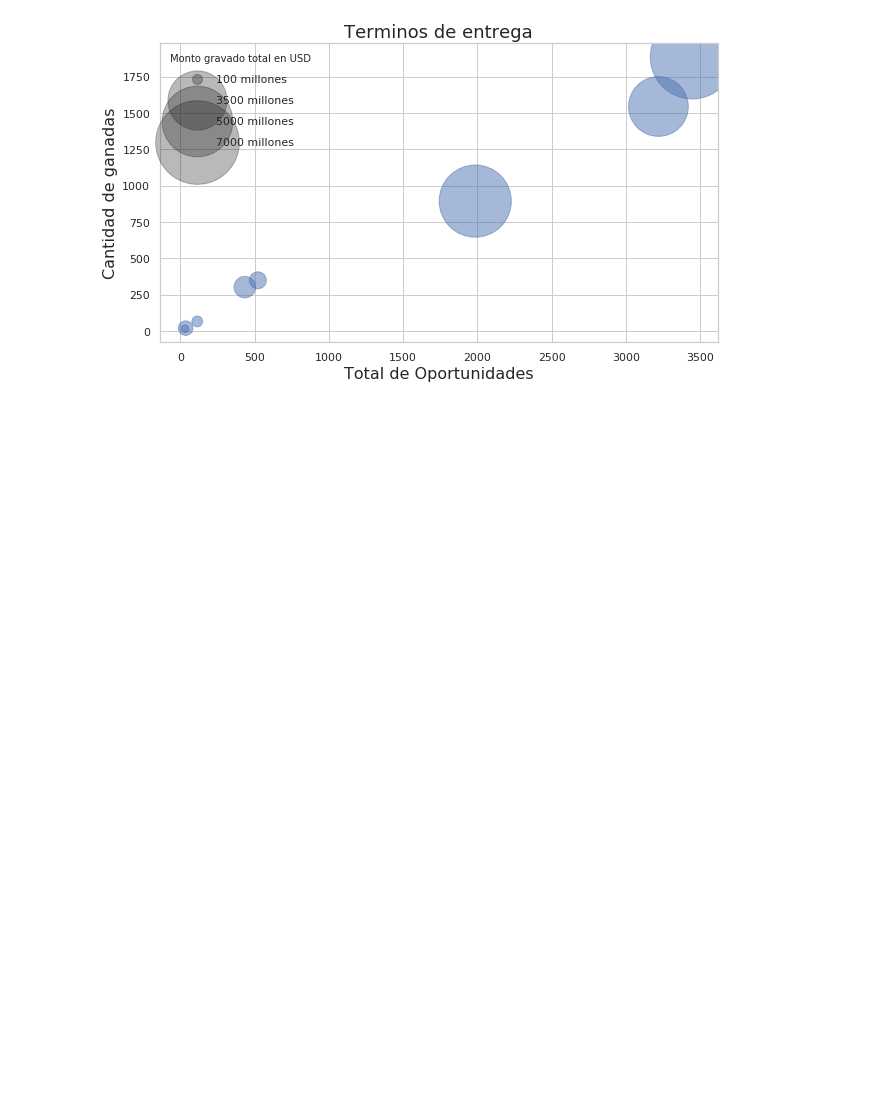
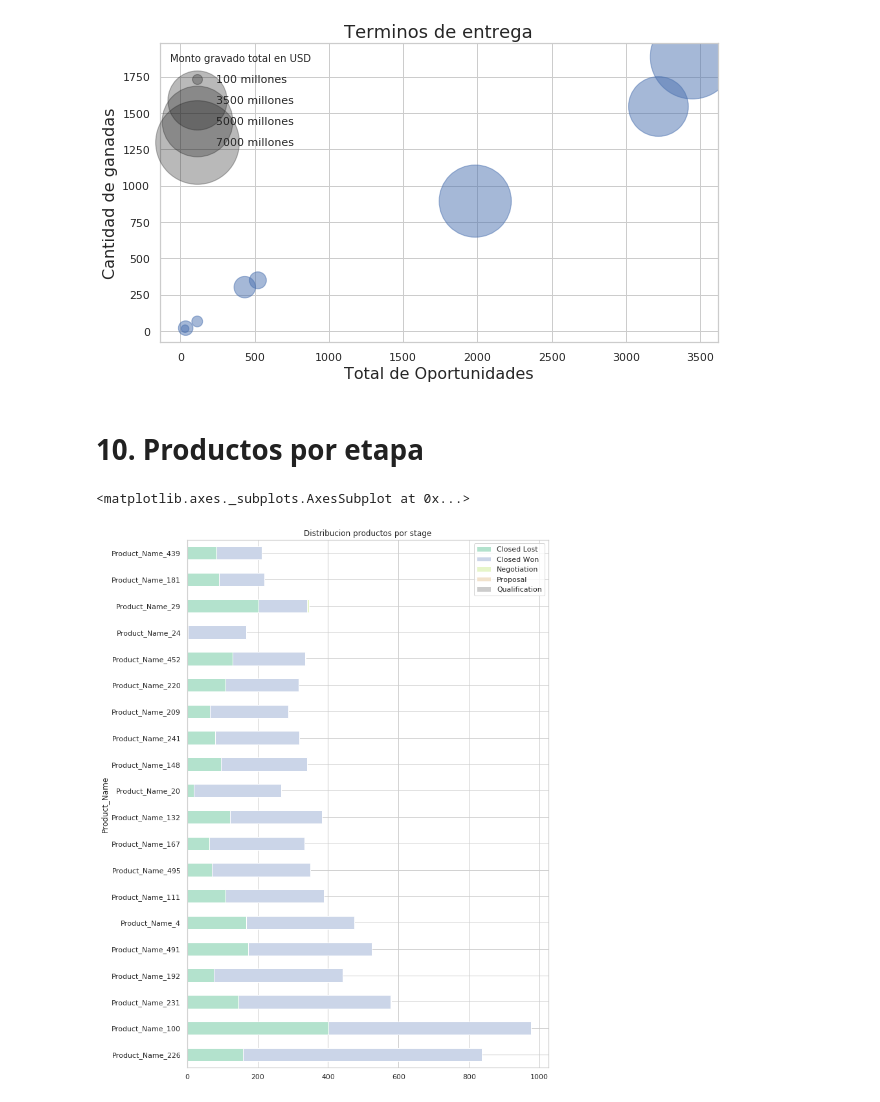
Before and after one commit to germanbc/Organizacion-de-Datos-2c2020-TP1, a Jupyter notebook: TP1.ipynb, the cells around one changed output. Saved outputs shown, nothing was run; the diff lists cells and outputs as text; code cells hidden in the pictures; blank space fills up the shorter version.

```diff
--- a/TP1.ipynb
+++ b/TP1.ipynb
@@ -896,3 +896,15 @@ plt.legend(scatterpoints=1, frameon=False, labelspacing=1, title='Monto gravado
 # %% [output]
 <matplotlib.legend.Legend at 0x...>
 [figure]
+# %% [markdown]
+# 10. Productos por etapa
+# %%
+productos = eci.groupby('Product_Name')['Stage'].value_counts().to_frame()
+productos = productos.unstack()
+productos.columns = ['Closed Lost','Closed Won','Negotiation','Proposal','Qualification']
+productos = productos.fillna(0).nlargest(20, 'Closed Won')
+# %%
+productos.plot.barh(stacked = True, colormap='Pastel2', title='Distribucion productos por stage',figsize =(10,15))
+# %% [output]
+<matplotlib.axes._subplots.AxesSubplot at 0x...>
+[figure, added]
```
Also changed, not shown: parts of 2 cells of this notebook.
